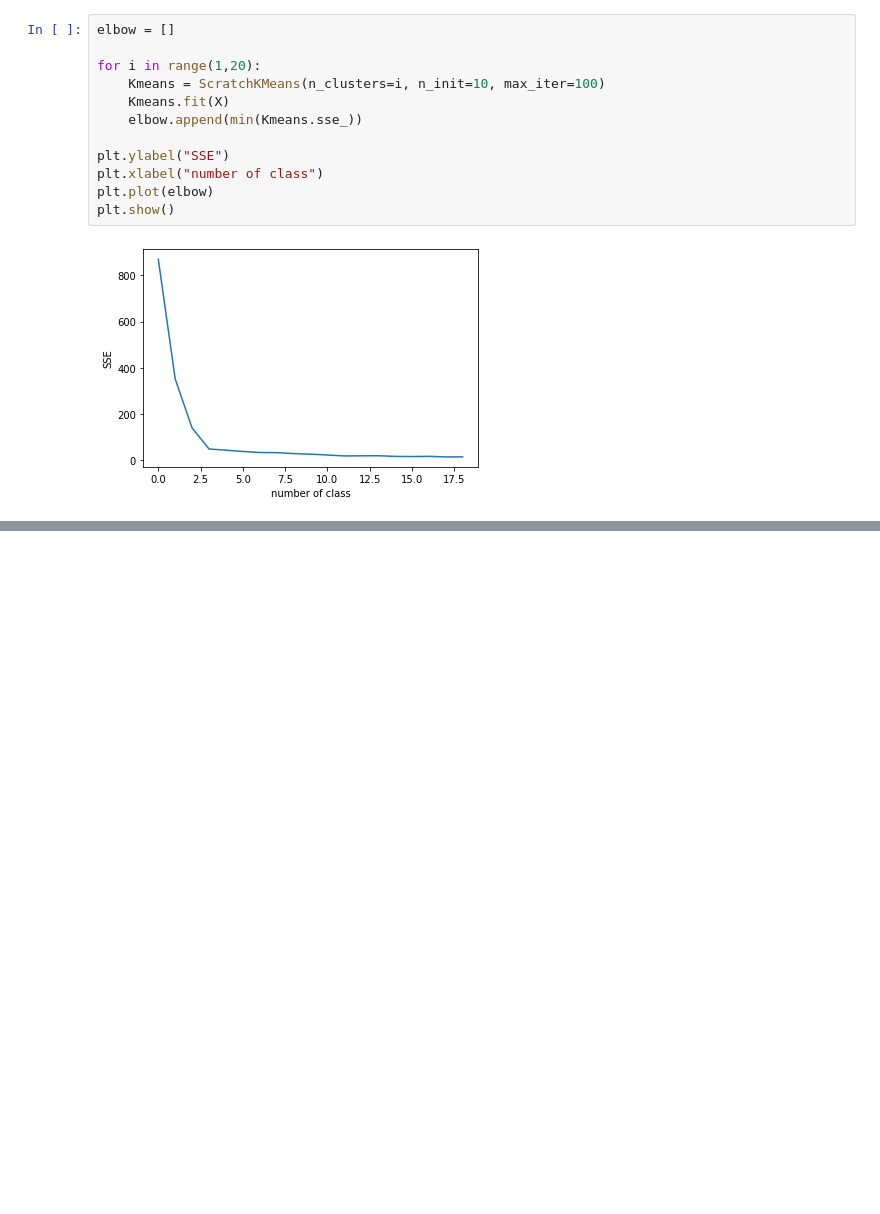
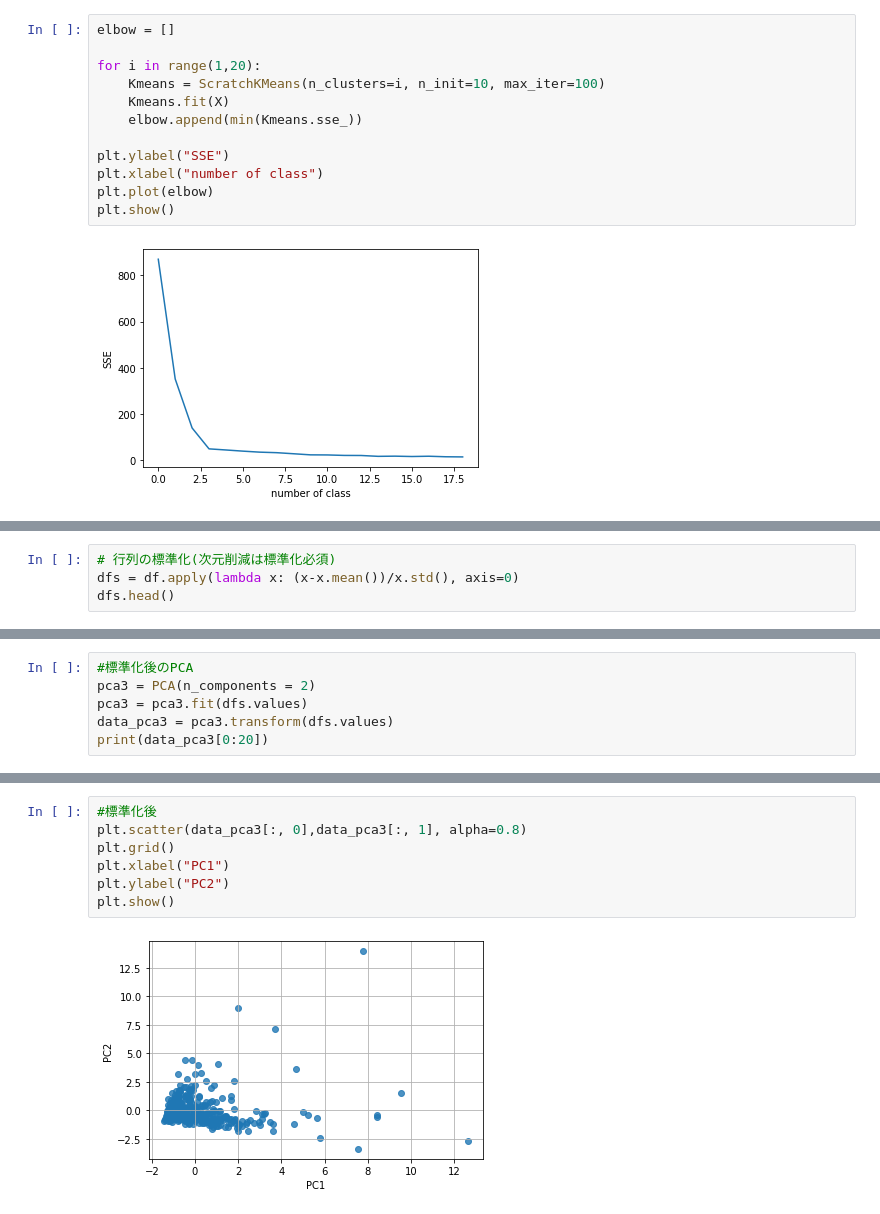
Before and after one commit to syuonez/diveintocode-ml, a Jupyter notebook: ML2001_sprint/sprint6.ipynb, the cells around one changed output, grey strips where cells are left out. Drawn from its saved outputs; the diff is of its cells as text; blank space fills up the shorter version.

```diff
--- a/ML2001_sprint/sprint6.ipynb
+++ b/ML2001_sprint/sprint6.ipynb
@@ -486,0 +555,4 @@ plt.show()
+# %%
+# 行列の標準化(次元削減は標準化必須)
+dfs = df.apply(lambda x: (x-x.mean())/x.std(), axis=0)
+dfs.head()
@@ -486,0 +594,6 @@ plt.show()
+# %%
+#標準化後のPCA
+pca3 = PCA(n_components = 2)
+pca3 = pca3.fit(dfs.values)
+data_pca3 = pca3.transform(dfs.values)
+print(data_pca3[0:20])
@@ -486,0 +630,9 @@ plt.show()
+# %%
+#標準化後
+plt.scatter(data_pca3[:, 0],data_pca3[:, 1], alpha=0.8)
+plt.grid()
+plt.xlabel("PC1")
+plt.ylabel("PC2")
+plt.show()
+# %% [output]
+[figure, added]
```
Also changed, not shown: parts of 46 cells of this notebook.
